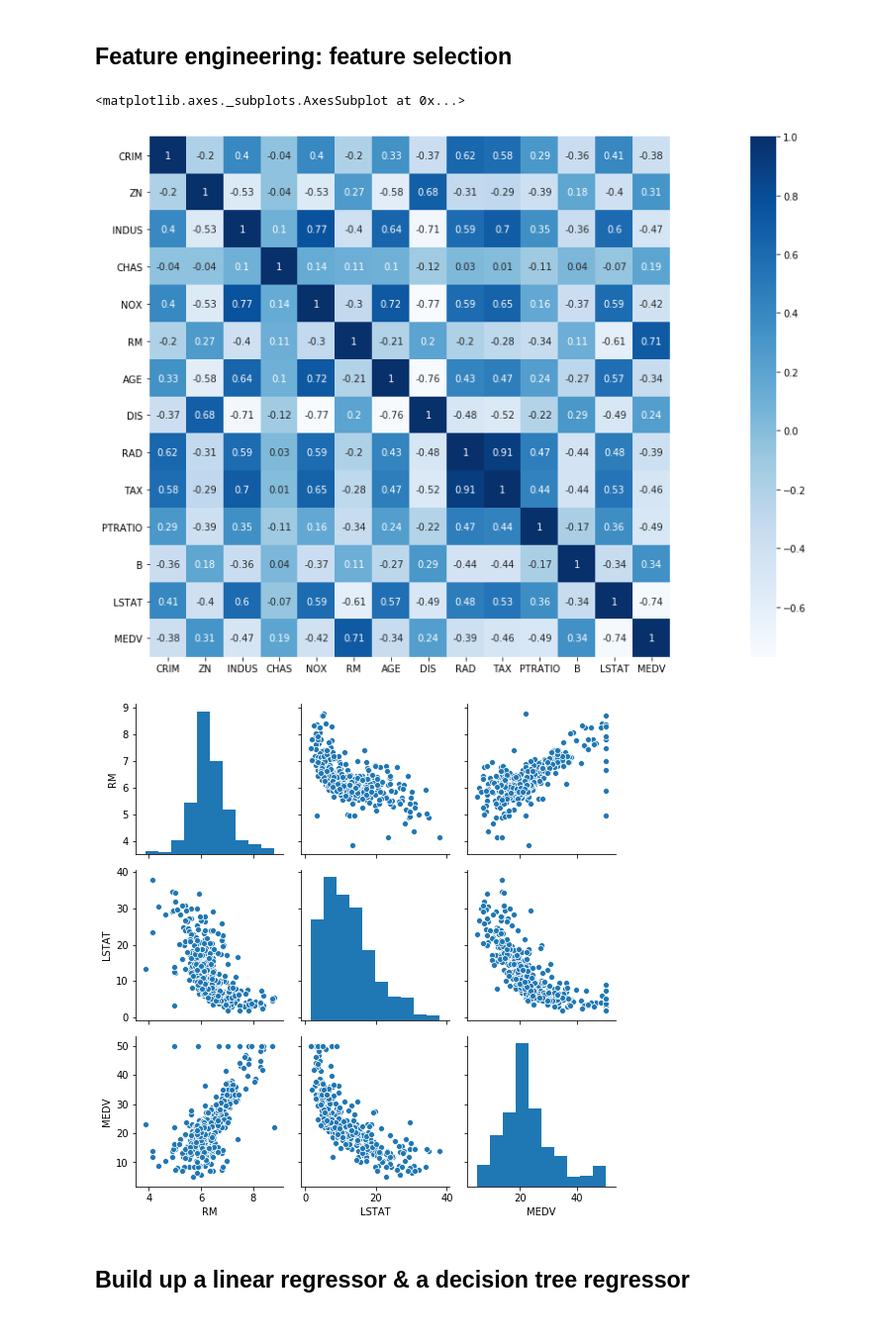
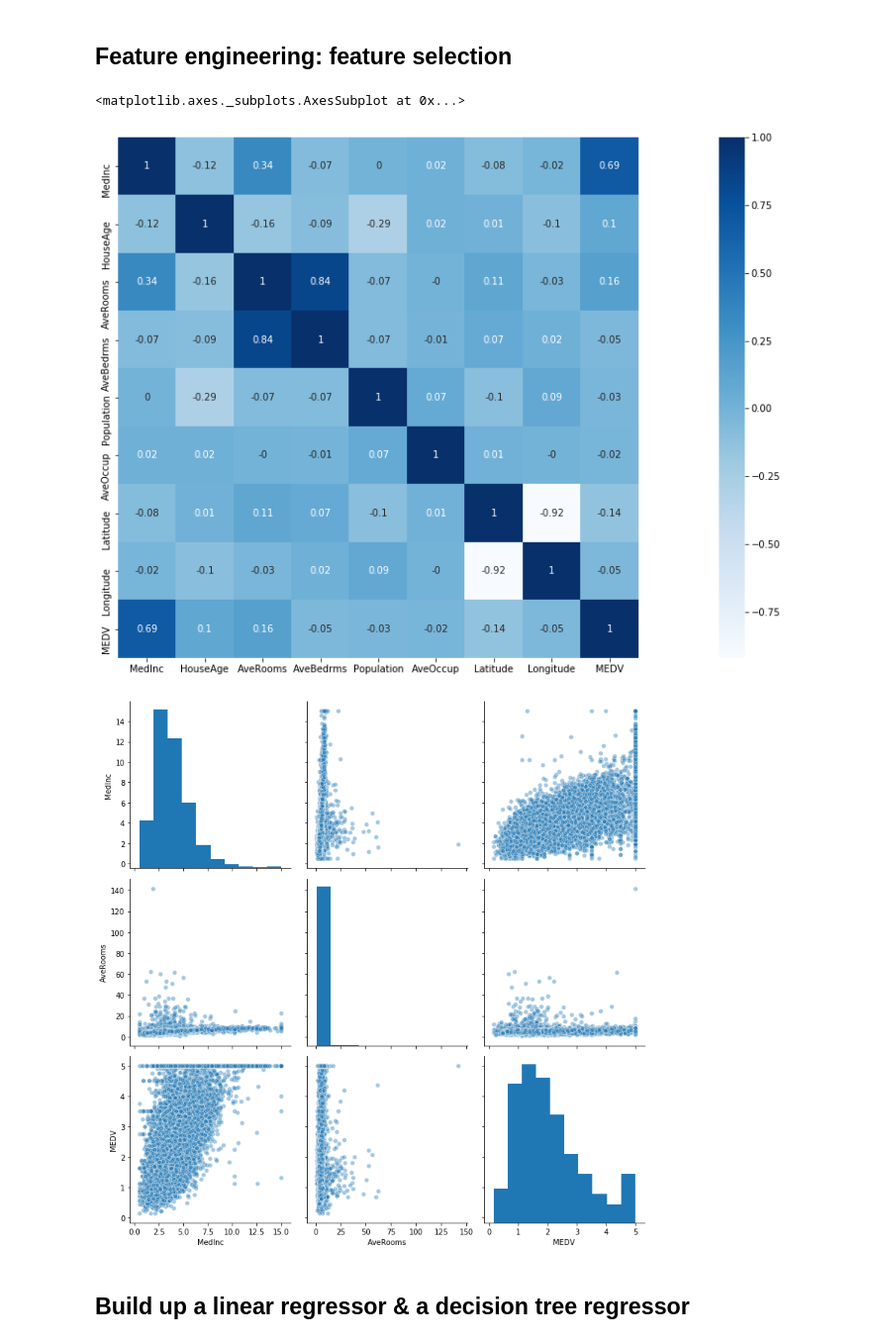
Before and after one commit to datamllab/automl-in-action-notebooks, a Jupyter notebook: 2.1-House-Price-Prediction.ipynb, the cells around one changed output. Shown at 99% size. Drawn from its saved outputs; the diff is of its cells as text; code cells hidden in the pictures.

Commit message:
change boston to california

```diff
--- a/2.1-House-Price-Prediction.ipynb
+++ b/2.1-House-Price-Prediction.ipynb
@@ -2,11 +2,11 @@
 ## Load data
 # %%
 # Import the dataset loading function from sklearn
-from sklearn.datasets import load_boston
+from sklearn.datasets import fetch_california_housing
 
-# Load the Boston housing dataset
-boston_dataset = load_boston()
+# Load the California housing dataset
+house_dataset = fetch_california_housing()
 
 # Display the oringal data
-boston_dataset.keys()
+house_dataset.keys()
 # %% [output]
@@ -16,10 +16,10 @@ dict_keys(['data', 'target', 'feature_names', 'DESCR', 'filename'])
 import pandas as pd
 
 # Extract features with their names into the a dataframe format
-data = pd.DataFrame(boston_dataset.data, columns=boston_dataset.feature_names)
+data = pd.DataFrame(house_dataset.data, columns=house_dataset.feature_names)
 
 # Extract target with their names into a pd.Series object with name MEDV
-target = pd.Series(boston_dataset.target, name = 'MEDV')
+target = pd.Series(house_dataset.target, name = 'MEDV')
 
 # Visualize the first 5 samples of the data
 data.head(5)
@@ -197,24 +169,24 @@ plt.figure(figsize=(30,10))
 sns.heatmap(data=correlation_matrix, square= True, annot=True, cmap='Blues') #  fmt='.1f', annot_kws={'size':15},
 # %% [output]
 <matplotlib.axes._subplots.AxesSubplot at 0x...>
-[figure, old version]
+[figure, new version]
 # %%
 # Select high correlation features & display the pairplot
 
-selected_feature_set = ['RM', 'LSTAT',]  # 'PTRATIO'
+selected_feature_set = ['MedInc', 'AveRooms']  # 'PTRATIO', , 'Latitude', 'HouseAge'
 sub_train_data = train_data[ selected_feature_set + ['MEDV']]
 
 # Extract the new training features
 X_train = sub_train_data.drop(['MEDV'], axis = 1)
 
 # Select same feature sets for test data
 X_test = X_test[selected_feature_set]
 
 
-sns.pairplot(sub_train_data, height=2.5)
+sns.pairplot(sub_train_data, height=3.5, plot_kws={'alpha': 0.4})
 plt.tight_layout()
 # %% [output]
-[figure, old version]
+[figure, new version]
 # %% [markdown]
 ## Build up a linear regressor & a decision tree regressor
 # %% [markdown]
```
Also changed, not shown: parts of 20 cells of this notebook, 1 other file.
